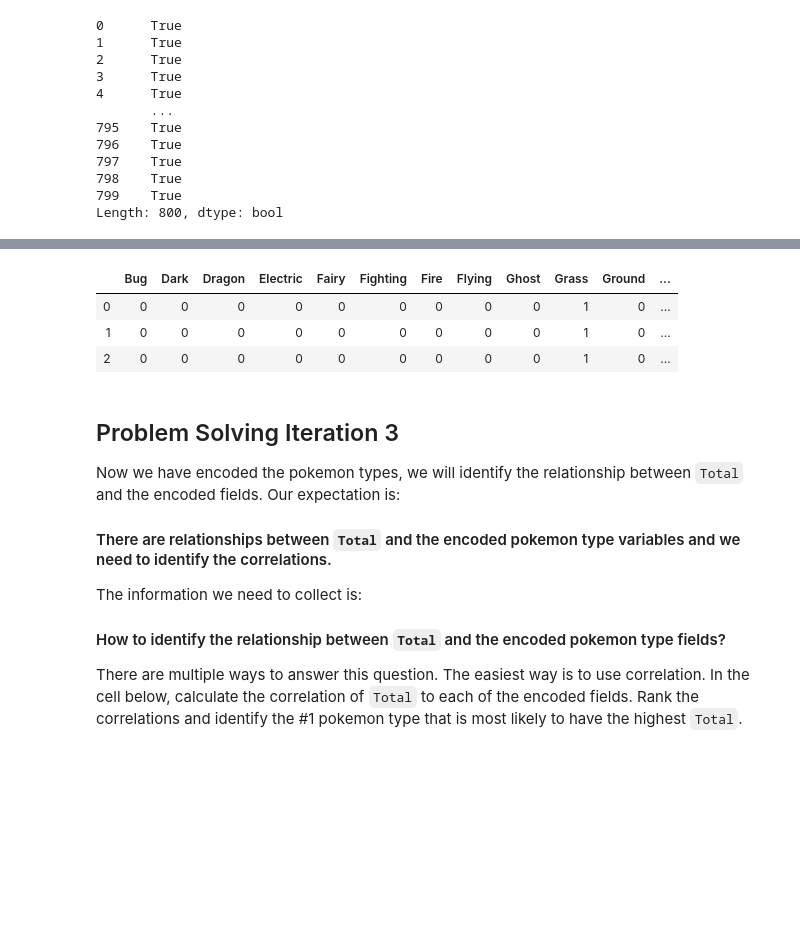
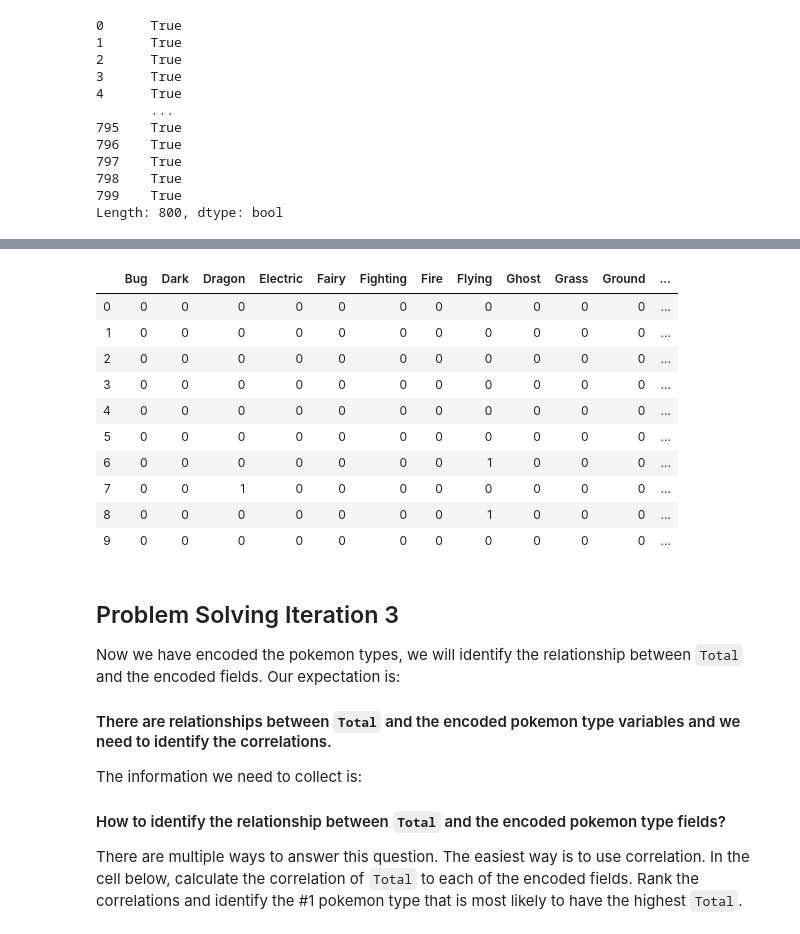
Before and after one commit to lavila2010/Ironhack-Labs, a Jupyter notebook: module-1/Dataframe-Calculations/your-code/challenge-2.ipynb, the cells around one changed output, grey strips where cells are left out. Drawn from its saved outputs; the diff is of its cells as text; code cells hidden in the pictures; blank space fills up the shorter version.

```diff
--- a/module-1/Dataframe-Calculations/your-code/challenge-2.ipynb
+++ b/module-1/Dataframe-Calculations/your-code/challenge-2.ipynb
@@ -107,13 +107,22 @@ The new numerical variables you create should look like below:
 # %%
 # your code here
 from sklearn.preprocessing import OneHotEncoder
-data = pd.get_dummies(data['Type 1'])
-data.head(3)
+#data = pd.get_dummies(data=data, columns=['Type 1','Type 2'])
+data = pd.get_dummies(data['Type 2'])
-# %% [output]
-|  | Bug | Dark | Dragon | Electric | Fairy | Fighting | Fire | Flying | Ghost | Grass | Ground | ... |
-| 0 | 0 | 0 | 0 | 0 | 0 | 0 | 0 | 0 | 0 | 1 | 0 | ... |
-| 1 | 0 | 0 | 0 | 0 | 0 | 0 | 0 | 0 | 0 | 1 | 0 | ... |
-| 2 | 0 | 0 | 0 | 0 | 0 | 0 | 0 | 0 | 0 | 1 | 0 | ... |
+# %%
+data.head(10)
+# %% [output]
+|  | Bug | Dark | Dragon | Electric | Fairy | Fighting | Fire | Flying | Ghost | Grass | Ground | ... |
+| 0 | 0 | 0 | 0 | 0 | 0 | 0 | 0 | 0 | 0 | 0 | 0 | ... |
+| 1 | 0 | 0 | 0 | 0 | 0 | 0 | 0 | 0 | 0 | 0 | 0 | ... |
+| 2 | 0 | 0 | 0 | 0 | 0 | 0 | 0 | 0 | 0 | 0 | 0 | ... |
+| 3 | 0 | 0 | 0 | 0 | 0 | 0 | 0 | 0 | 0 | 0 | 0 | ... |
+| 4 | 0 | 0 | 0 | 0 | 0 | 0 | 0 | 0 | 0 | 0 | 0 | ... |
+| 5 | 0 | 0 | 0 | 0 | 0 | 0 | 0 | 0 | 0 | 0 | 0 | ... |
+| 6 | 0 | 0 | 0 | 0 | 0 | 0 | 0 | 1 | 0 | 0 | 0 | ... |
+| 7 | 0 | 0 | 1 | 0 | 0 | 0 | 0 | 0 | 0 | 0 | 0 | ... |
+| 8 | 0 | 0 | 0 | 0 | 0 | 0 | 0 | 1 | 0 | 0 | 0 | ... |
+| 9 | 0 | 0 | 0 | 0 | 0 | 0 | 0 | 0 | 0 | 0 | 0 | ... |
 # %% [markdown]
 ## Problem Solving Iteration 3
 
```
Also changed, not shown: 4 other files.
